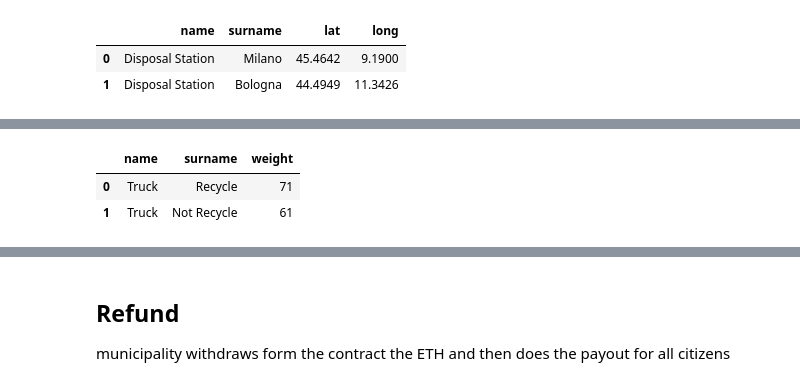
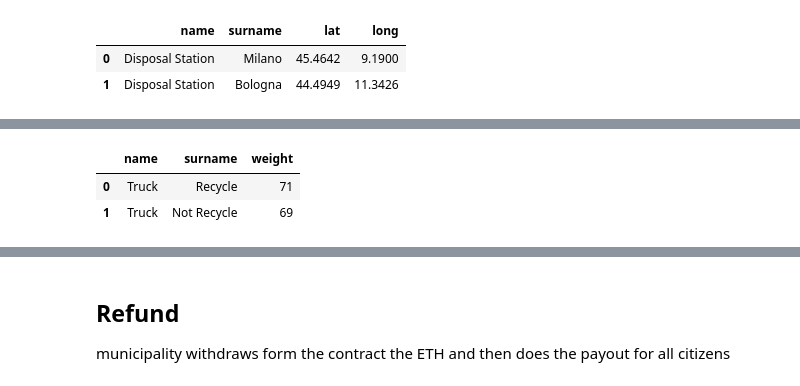
Before and after one commit to annac-dima/Blockchain_HashTheTrash, a Jupyter notebook: HashTheTrash.ipynb, the cells around one changed output, grey strips where cells are left out. Cells and saved outputs as stored; diff of their text form; code cells hidden in the pictures.

```diff
--- a/HashTheTrash.ipynb
+++ b/HashTheTrash.ipynb
@@ -453,10 +470,10 @@ Function called by the station. Its sensors will say how much they actually reci
 # %%
-station_sense = pd.read_excel("data/sensors_data.xlsx")
+station_sense = pd.read_excel('data/example_data.xlsx', sheet_name='stations_data')
 station_sense
 # %% [output]
 |  | name | surname | weight |
 | 0 | Truck | Recycle | 71 |
-| 1 | Truck | Not Recycle | 61 |
+| 1 | Truck | Not Recycle | 69 |
 # %%
 for i, name, sur ,weight in station_sense.itertuples():
 
```
Also changed, not shown: parts of 40 cells of this notebook, 13 other files.
